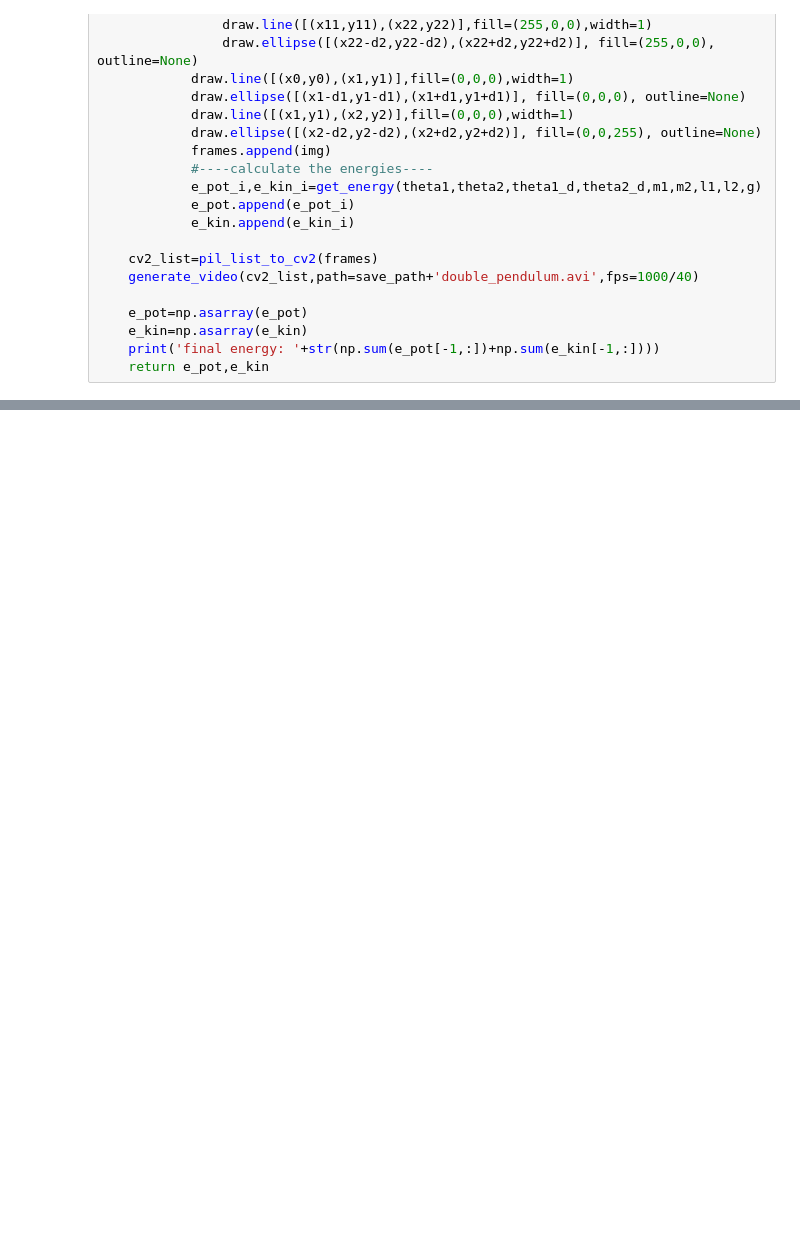
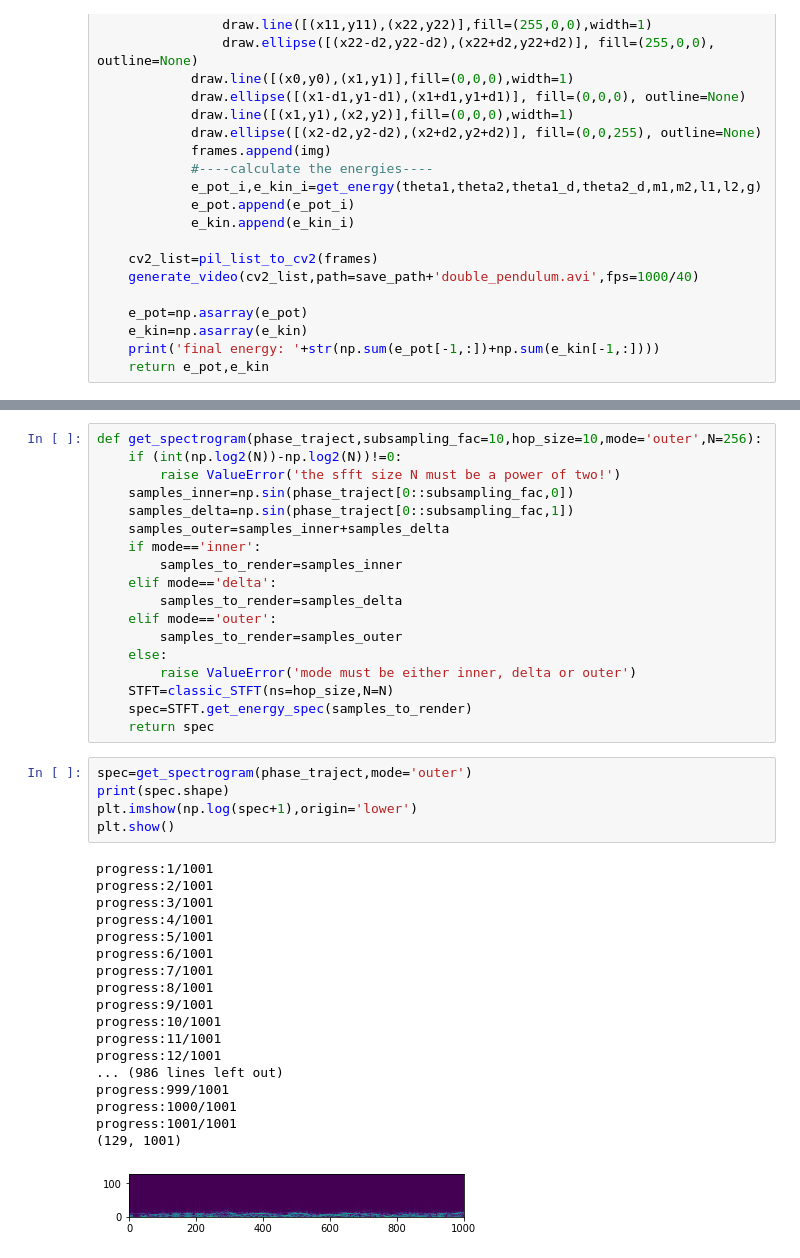
Before and after one commit to giaco91/Double_pendulum, a Jupyter notebook: sound_of_doublependulum.ipynb, the cells around one changed output, grey strips where cells are left out. Saved outputs shown, nothing was run; the diff lists cells and outputs as text; blank space fills up the shorter version.

```diff
--- a/sound_of_doublependulum.ipynb
+++ b/sound_of_doublependulum.ipynb
@@ -277 +340,43 @@ plt.show()
+# %%
+def get_spectrogram(phase_traject,subsampling_fac=10,hop_size=10,mode='outer',N=256):
+    if (int(np.log2(N))-np.log2(N))!=0:
+        raise ValueError('the sfft size N must be a power of two!')
+    samples_inner=np.sin(phase_traject[0::subsampling_fac,0])
+    samples_delta=np.sin(phase_traject[0::subsampling_fac,1])
+    samples_outer=samples_inner+samples_delta
+    if mode=='inner':
+        samples_to_render=samples_inner
+    elif mode=='delta':
+        samples_to_render=samples_delta
+    elif mode=='outer':
+        samples_to_render=samples_outer
+    else:
+        raise ValueError('mode must be either inner, delta or outer')
+    STFT=classic_STFT(ns=hop_size,N=N)
+    spec=STFT.get_energy_spec(samples_to_render)
+    return spec
+# %%
+spec=get_spectrogram(phase_traject,mode='outer')
+print(spec.shape)
+plt.imshow(np.log(spec+1),origin='lower')
+plt.show()
+# %% [output]
+progress:1/1001
+progress:2/1001
+progress:3/1001
+progress:4/1001
+progress:5/1001
+progress:6/1001
+progress:7/1001
+progress:8/1001
+progress:9/1001
+progress:10/1001
+progress:11/1001
+progress:12/1001
+... (986 lines left out)
+progress:999/1001
+progress:1000/1001
+progress:1001/1001
+(129, 1001)
+[figure, added]
 # %%
```
Also changed, not shown: parts of 7 cells of this notebook, 5 other files.
